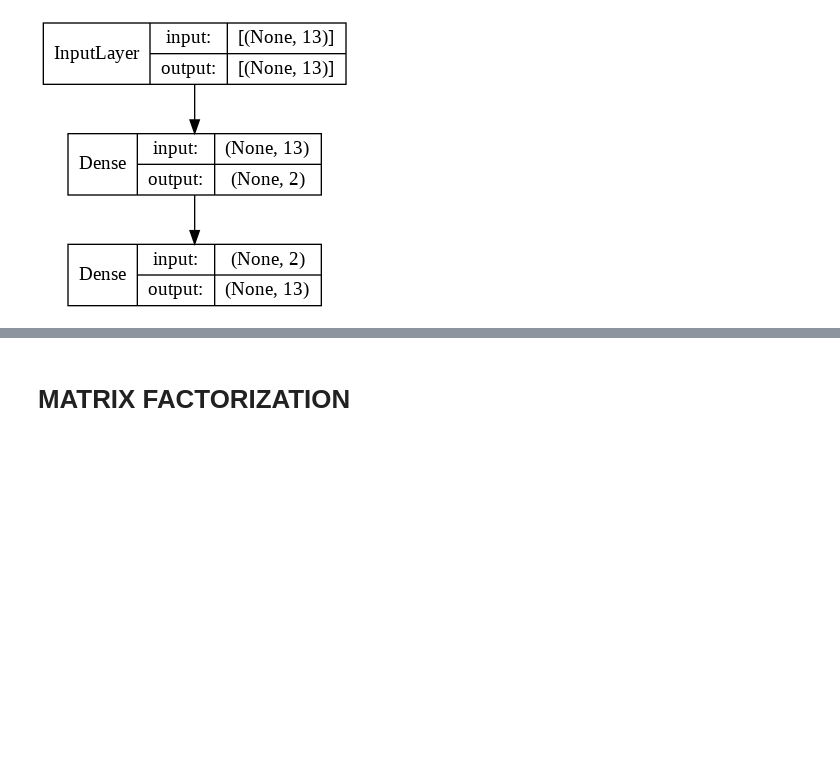
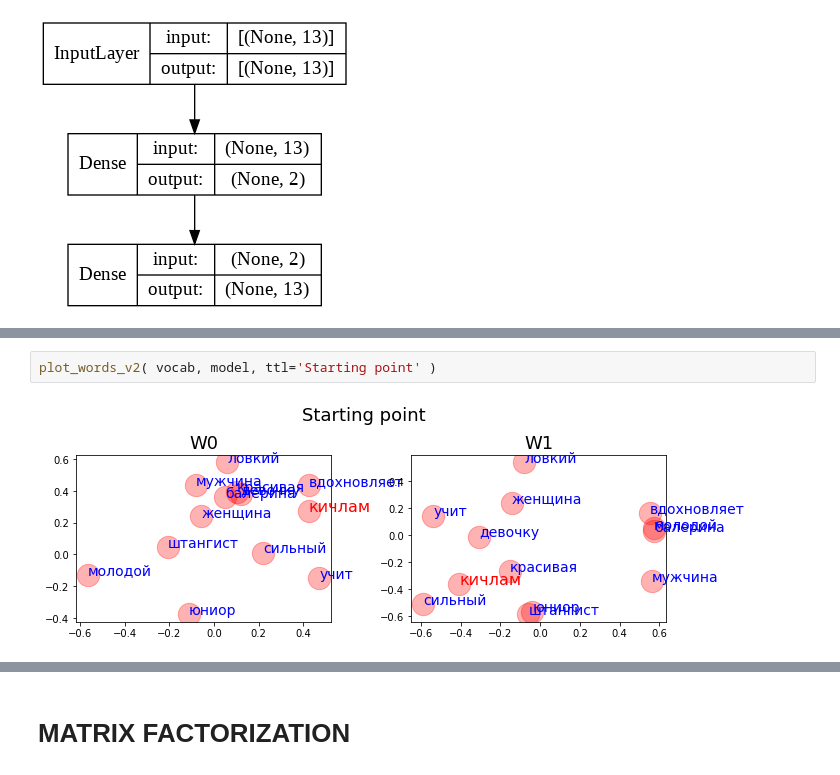
Before and after one commit to ftk1000/w2v_ftk1000, a Jupyter notebook: Copy_of_w2v_tf_fast.ipynb, the cells around one changed output, grey strips where cells are left out. Saved outputs shown, nothing was run; the diff lists cells and outputs as text; blank space fills up the shorter version.

```diff
--- a/Copy_of_w2v_tf_fast.ipynb
+++ b/Copy_of_w2v_tf_fast.ipynb
@@ -344,0 +376,4 @@ plot_model(model, show_shapes=1, show_dtype=0,show_layer_names=0)              #
+# %%
+plot_words_v2( vocab, model, ttl='Starting point' )
+# %% [output]
+[figure, added]
```
Also changed, not shown: parts of 34 cells of this notebook.
